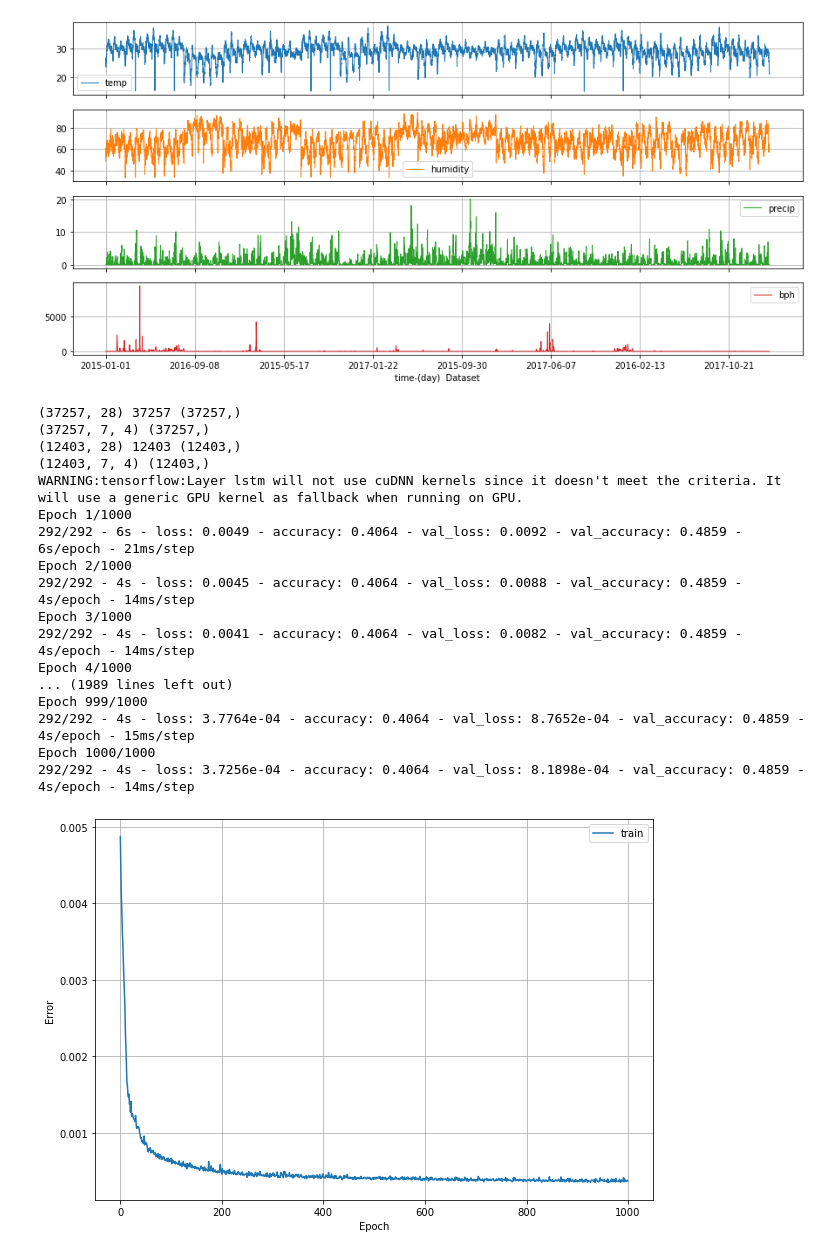
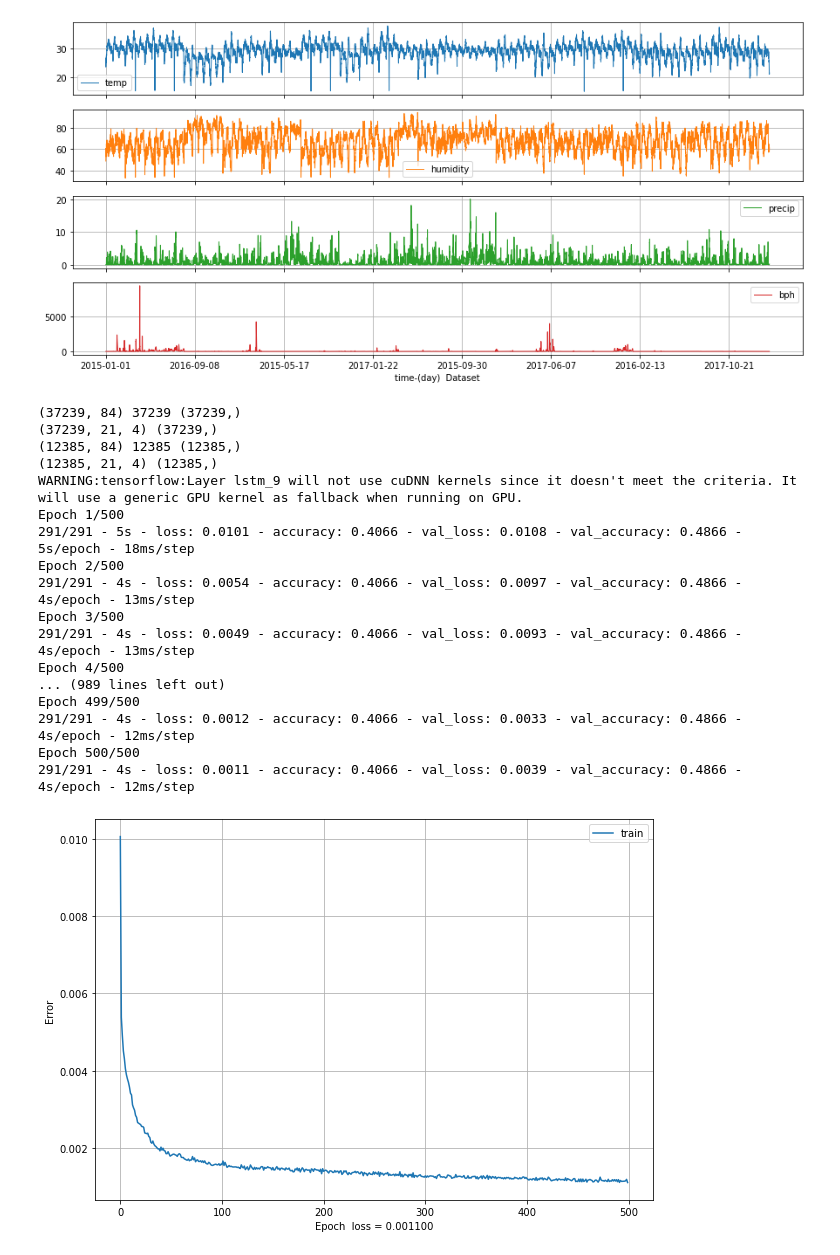
Before and after one commit to D6200763-SUT/SUT_Rice_Project_2021, a Jupyter notebook: Result-1_Multivariate_LSTM_model_Time-series Model-A.ipynb, the cells around one changed output. Drawn from its saved outputs; the diff is of its cells as text; code cells hidden in the pictures.

```diff
--- a/Result-1_Multivariate_LSTM_model_Time-series Model-A.ipynb
+++ b/Result-1_Multivariate_LSTM_model_Time-series Model-A.ipynb
@@ -370,8 +370,8 @@ from sklearn.preprocessing import LabelEncoder
 #   21      5
 #   21      7
 
-n_day = 7
-n_out = 1
+n_day = 21
+n_out = 5
 
 #train data
 # ensure all data is float
@@ -446,53 +446,58 @@ model = tf.keras.models.Sequential([
 #                   keras.layers.Dense(units=1)
 #             ])
 
 Optimizer = tf.keras.optimizers.Adam(0.0001)
 model.compile(Optimizer, loss='mae', metrics=['accuracy'])
 # model.summary()
 
 # fit network
-Epochs = 1000
+Epochs = 500
 batch_size = 128
 history = model.fit(train_X, train_y,
                     epochs=Epochs,
                     batch_size=batch_size,
                     validation_data=(test_X, test_y),
                     verbose=2,
                     # callbacks=[cp_callback,es_callback],
                     shuffle=False)
 
 # plot history
 from matplotlib import pyplot as plt
 def plot_loss(history):
     plt.figure(figsize=(10,7))
     plt.plot(history.history['loss'], label='train')
     # plt.plot(history.history['val_loss'], label='val')
-    plt.xlabel('Epoch')
+    plt.xlabel('Epoch  '+'loss = %f'%history.history['loss'][-1])
     plt.ylabel('Error')
     plt.legend()
     plt.grid(True)
 #     plt.show()
 
 plot_loss(history)
+
+# V ='6V'
+# Export_folder_name = "/home/np13-sut-pc/Documents/ผลการทดลอง 6V/"
+# plot_name = 'output model A '+str(n_day)+'-'+str(n_out)+'-'+str(Epochs)+'-'+V+'-T'+'.png'
+# plt.savefig(Export_folder_name + plot_name)
 # %% [output]
-(37257, 28) 37257 (37257,)
-(37257, 7, 4) (37257,)
-(12403, 28) 12403 (12403,)
-(12403, 7, 4) (12403,)
-WARNING:tensorflow:Layer lstm will not use cuDNN kernels since it doesn't meet the criteria. It will use a generic GPU kernel as fallback when running on GPU.
-Epoch 1/1000
-292/292 - 6s - loss: 0.0049 - accuracy: 0.4064 - val_loss: 0.0092 - val_accuracy: 0.4859 - 6s/epoch - 21ms/step
-Epoch 2/1000
-292/292 - 4s - loss: 0.0045 - accuracy: 0.4064 - val_loss: 0.0088 - val_accuracy: 0.4859 - 4s/epoch - 14ms/step
-Epoch 3/1000
-292/292 - 4s - loss: 0.0041 - accuracy: 0.4064 - val_loss: 0.0082 - val_accuracy: 0.4859 - 4s/epoch - 14ms/step
-Epoch 4/1000
-... (1989 lines left out)
-Epoch 999/1000
-292/292 - 4s - loss: 3.7764e-04 - accuracy: 0.4064 - val_loss: 8.7652e-04 - val_accuracy: 0.4859 - 4s/epoch - 15ms/step
-Epoch 1000/1000
-292/292 - 4s - loss: 3.7256e-04 - accuracy: 0.4064 - val_loss: 8.1898e-04 - val_accuracy: 0.4859 - 4s/epoch - 14ms/step
+(37239, 84) 37239 (37239,)
+(37239, 21, 4) (37239,)
+(12385, 84) 12385 (12385,)
+(12385, 21, 4) (12385,)
+WARNING:tensorflow:Layer lstm_9 will not use cuDNN kernels since it doesn't meet the criteria. It will use a generic GPU kernel as fallback when running on GPU.
+Epoch 1/500
+291/291 - 5s - loss: 0.0101 - accuracy: 0.4066 - val_loss: 0.0108 - val_accuracy: 0.4866 - 5s/epoch - 18ms/step
+Epoch 2/500
+291/291 - 4s - loss: 0.0054 - accuracy: 0.4066 - val_loss: 0.0097 - val_accuracy: 0.4866 - 4s/epoch - 13ms/step
+Epoch 3/500
+291/291 - 4s - loss: 0.0049 - accuracy: 0.4066 - val_loss: 0.0093 - val_accuracy: 0.4866 - 4s/epoch - 13ms/step
+Epoch 4/500
+... (989 lines left out)
+Epoch 499/500
+291/291 - 4s - loss: 0.0012 - accuracy: 0.4066 - val_loss: 0.0033 - val_accuracy: 0.4866 - 4s/epoch - 12ms/step
+Epoch 500/500
+291/291 - 4s - loss: 0.0011 - accuracy: 0.4066 - val_loss: 0.0039 - val_accuracy: 0.4866 - 4s/epoch - 12ms/step
-[figure, old version]
+[figure, new version]
 # %%
 values_predict = frames_test.values
 n_features = frames_test.shape[1]
```
Also changed, not shown: parts of 2 cells of this notebook.
